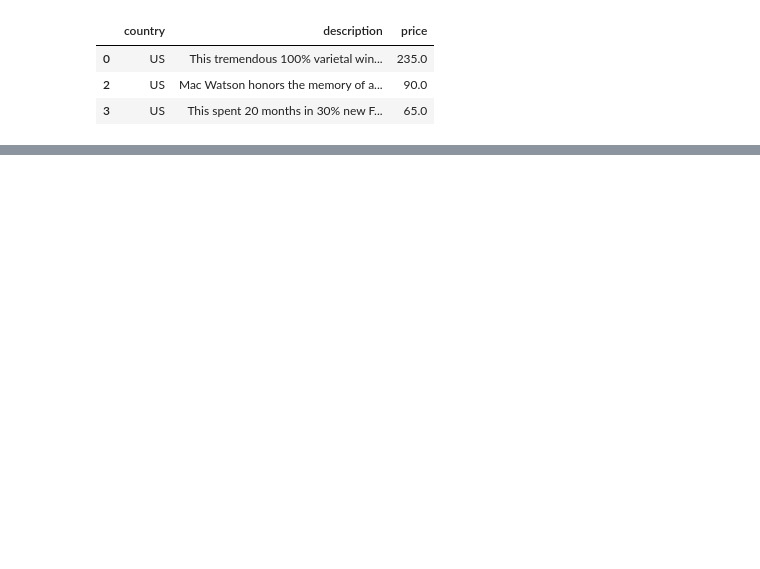
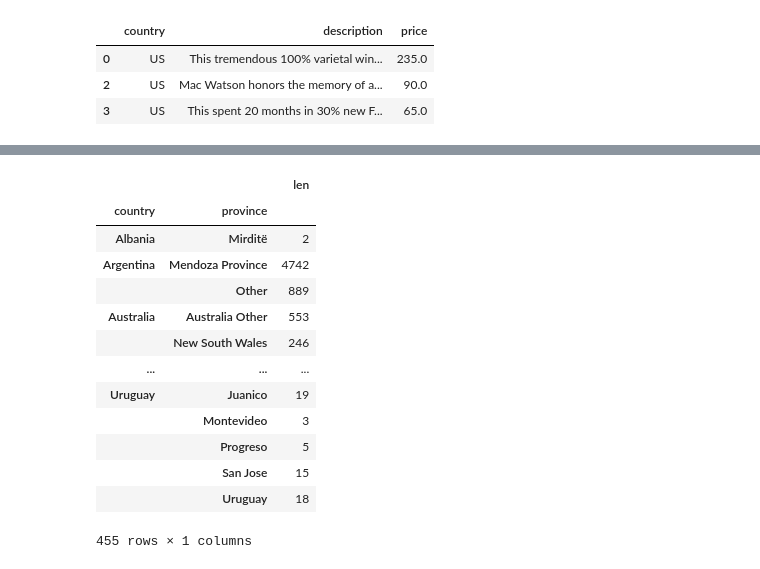
Before and after one commit to JanataZZ/Pandas-Numpy, a Jupyter notebook: Wine Reviews (Kaggle.com).ipynb, the cells around one changed output, grey strips where cells are left out. Saved outputs shown, nothing was run; the diff lists cells and outputs as text; code cells hidden in the pictures; blank space fills up the shorter version.

```diff
--- a/Wine Reviews (Kaggle.com).ipynb
+++ b/Wine Reviews (Kaggle.com).ipynb
@@ -175,0 +283,17 @@ reviews.head(3)
+# %%
+reviews.groupby(['country', 'province']).description.agg([len])
+# %% [output]
+|  |  | len |
+| country | province |  |
+| Albania | Mirditë | 2 |
+| Argentina | Mendoza Province | 4742 |
+|  | Other | 889 |
+| Australia | Australia Other | 553 |
+|  | New South Wales | 246 |
+| ... | ... | ... |
+| Uruguay | Juanico | 19 |
+|  | Montevideo | 3 |
+|  | Progreso | 5 |
+|  | San Jose | 15 |
+|  | Uruguay | 18 |
+455 rows × 1 columns
```
Also changed, not shown: parts of 31 cells of this notebook.
